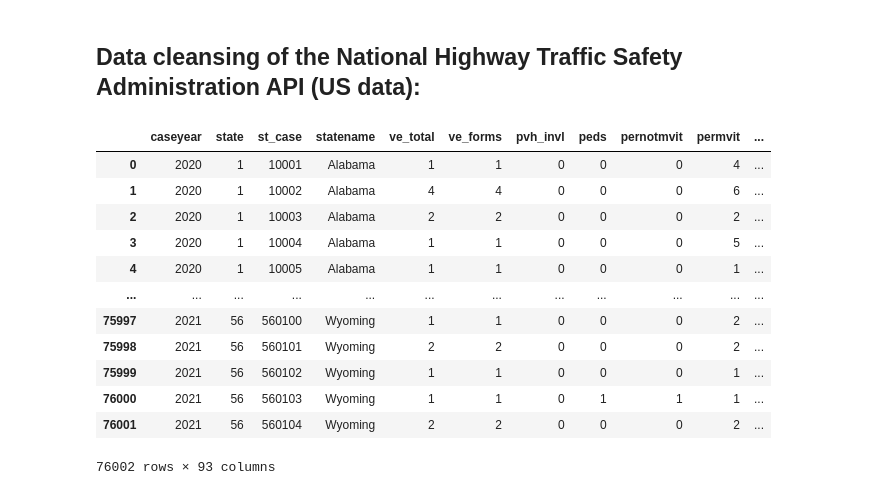
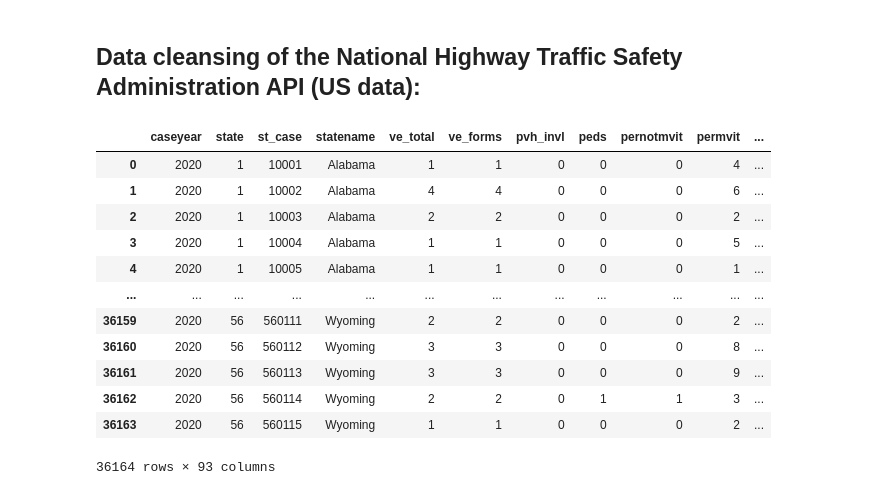
Before and after one commit to lishanisrikaran/project-1, a Jupyter notebook: road_fatalities - clean up process.ipynb, the cells around one changed output. Drawn from its saved outputs; the diff is of its cells as text; code cells hidden in the pictures.

```diff
--- a/road_fatalities - clean up process.ipynb
+++ b/road_fatalities - clean up process.ipynb
@@ -212,19 +16,20 @@ import csv
-# %%
-csv_path_3 = "source_data/Accidents_2020_2021.csv"
-Accidents_2020_2021 = pd.read_csv(csv_path_3)
-Accidents_2020_2021
-# %% [output]
-|  | caseyear | state | st_case | statename | ve_total | ve_forms | pvh_invl | peds | pernotmvit | permvit | ... |
-| 0 | 2020 | 1 | 10001 | Alabama | 1 | 1 | 0 | 0 | 0 | 4 | ... |
-| 1 | 2020 | 1 | 10002 | Alabama | 4 | 4 | 0 | 0 | 0 | 6 | ... |
-| 2 | 2020 | 1 | 10003 | Alabama | 2 | 2 | 0 | 0 | 0 | 2 | ... |
-| 3 | 2020 | 1 | 10004 | Alabama | 1 | 1 | 0 | 0 | 0 | 5 | ... |
-| 4 | 2020 | 1 | 10005 | Alabama | 1 | 1 | 0 | 0 | 0 | 1 | ... |
-| ... | ... | ... | ... | ... | ... | ... | ... | ... | ... | ... | ... |
-| 75997 | 2021 | 56 | 560100 | Wyoming | 1 | 1 | 0 | 0 | 0 | 2 | ... |
-| 75998 | 2021 | 56 | 560101 | Wyoming | 2 | 2 | 0 | 0 | 0 | 2 | ... |
-| 75999 | 2021 | 56 | 560102 | Wyoming | 1 | 1 | 0 | 0 | 0 | 1 | ... |
-| 76000 | 2021 | 56 | 560103 | Wyoming | 1 | 1 | 0 | 1 | 1 | 1 | ... |
-| 76001 | 2021 | 56 | 560104 | Wyoming | 2 | 2 | 0 | 0 | 0 | 2 | ... |
-76002 rows × 93 columns
+# %%
+# Import CSV containing road accident data from the year 2020.
+csv_path = "source_data/Accidents_2020_2020.csv"
+Accidents_2020 = pd.read_csv(csv_path)
+Accidents_2020
+# %% [output]
+|  | caseyear | state | st_case | statename | ve_total | ve_forms | pvh_invl | peds | pernotmvit | permvit | ... |
+| 0 | 2020 | 1 | 10001 | Alabama | 1 | 1 | 0 | 0 | 0 | 4 | ... |
+| 1 | 2020 | 1 | 10002 | Alabama | 4 | 4 | 0 | 0 | 0 | 6 | ... |
+| 2 | 2020 | 1 | 10003 | Alabama | 2 | 2 | 0 | 0 | 0 | 2 | ... |
+| 3 | 2020 | 1 | 10004 | Alabama | 1 | 1 | 0 | 0 | 0 | 5 | ... |
+| 4 | 2020 | 1 | 10005 | Alabama | 1 | 1 | 0 | 0 | 0 | 1 | ... |
+| ... | ... | ... | ... | ... | ... | ... | ... | ... | ... | ... | ... |
+| 36159 | 2020 | 56 | 560111 | Wyoming | 2 | 2 | 0 | 0 | 0 | 2 | ... |
+| 36160 | 2020 | 56 | 560112 | Wyoming | 3 | 3 | 0 | 0 | 0 | 8 | ... |
+| 36161 | 2020 | 56 | 560113 | Wyoming | 3 | 3 | 0 | 0 | 0 | 9 | ... |
+| 36162 | 2020 | 56 | 560114 | Wyoming | 2 | 2 | 0 | 1 | 1 | 3 | ... |
+| 36163 | 2020 | 56 | 560115 | Wyoming | 1 | 1 | 0 | 0 | 0 | 2 | ... |
+36164 rows × 93 columns
 # %%
```
Also changed, not shown: parts of 28 cells of this notebook, 4 other files.
